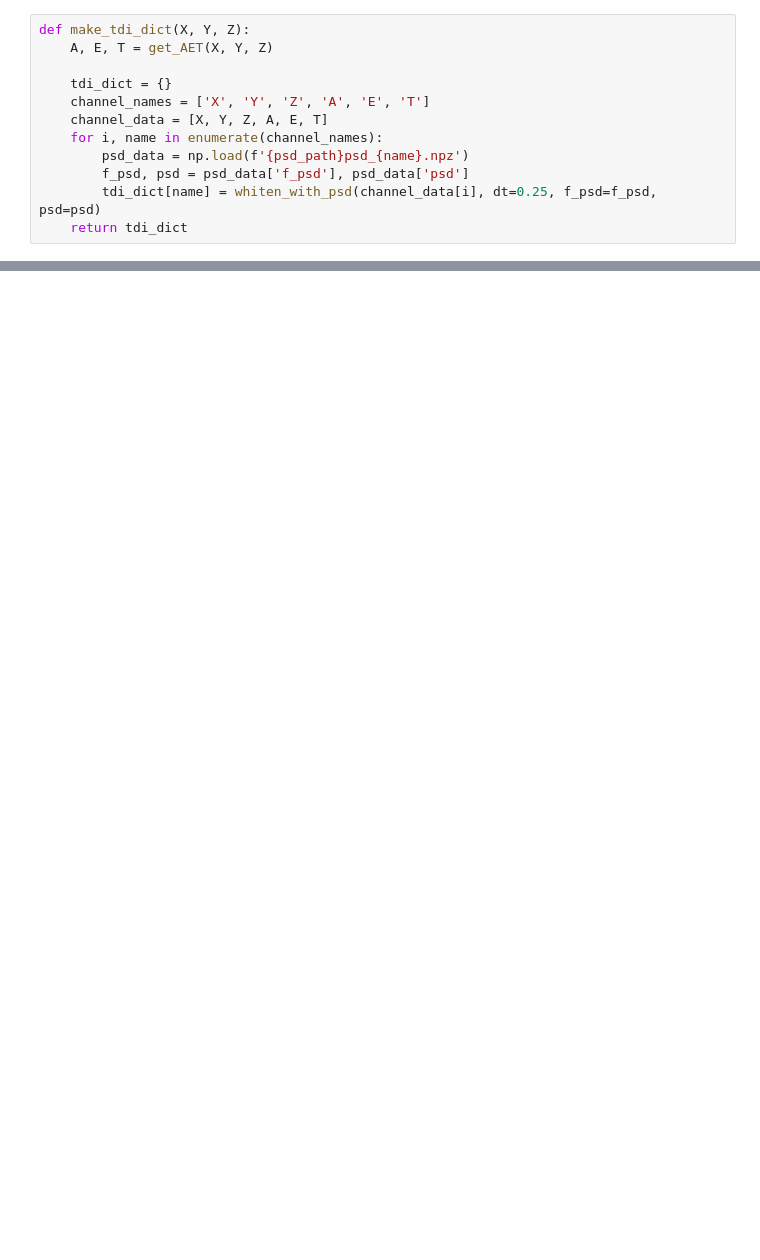
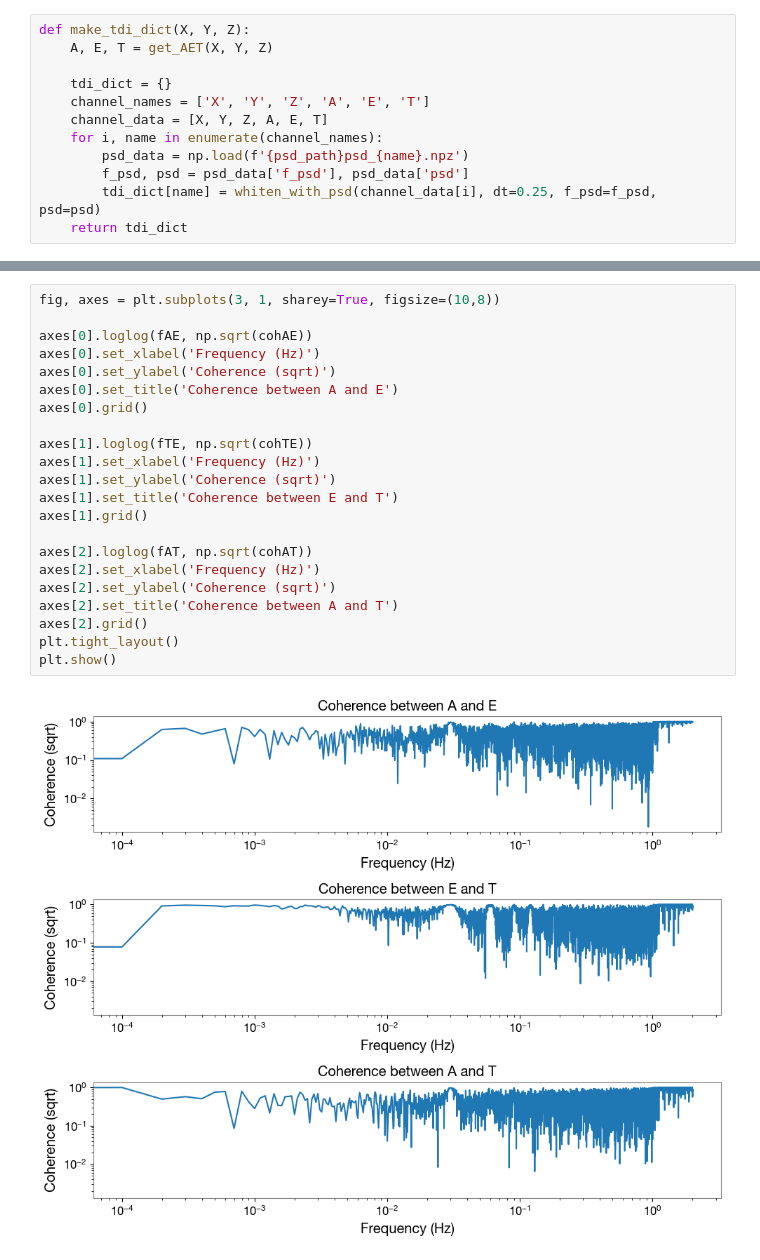
Before and after one commit to AryamannRao/LISAGlitchSignalClassifier, a Jupyter notebook: src/dataset_viewer.ipynb, the cells around one changed output, grey strips where cells are left out. Drawn from its saved outputs; the diff is of its cells as text; blank space fills up the shorter version.

```diff
--- a/src/dataset_viewer.ipynb
+++ b/src/dataset_viewer.ipynb
@@ -108,0 +215,24 @@ plt.show()
+# %%
+fig, axes = plt.subplots(3, 1, sharey=True, figsize=(10,8))
+
+axes[0].loglog(fAE, np.sqrt(cohAE))
+axes[0].set_xlabel('Frequency (Hz)')
+axes[0].set_ylabel('Coherence (sqrt)')
+axes[0].set_title('Coherence between A and E')
+axes[0].grid()
+
+axes[1].loglog(fTE, np.sqrt(cohTE))
+axes[1].set_xlabel('Frequency (Hz)')
+axes[1].set_ylabel('Coherence (sqrt)')
+axes[1].set_title('Coherence between E and T')
+axes[1].grid()
+
+axes[2].loglog(fAT, np.sqrt(cohAT))
+axes[2].set_xlabel('Frequency (Hz)')
+axes[2].set_ylabel('Coherence (sqrt)')
+axes[2].set_title('Coherence between A and T')
+axes[2].grid()
+plt.tight_layout()
+plt.show()
+# %% [output]
+[figure, added]
```
Also changed, not shown: parts of 19 cells of this notebook, 4 other files.
